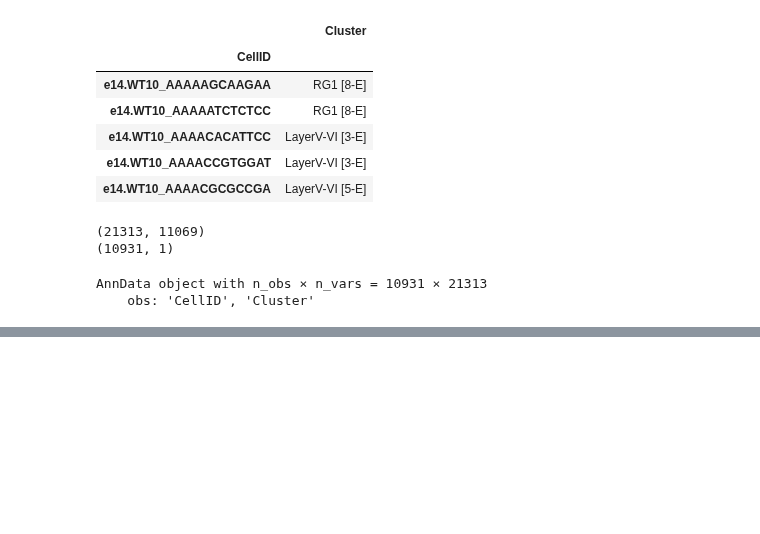
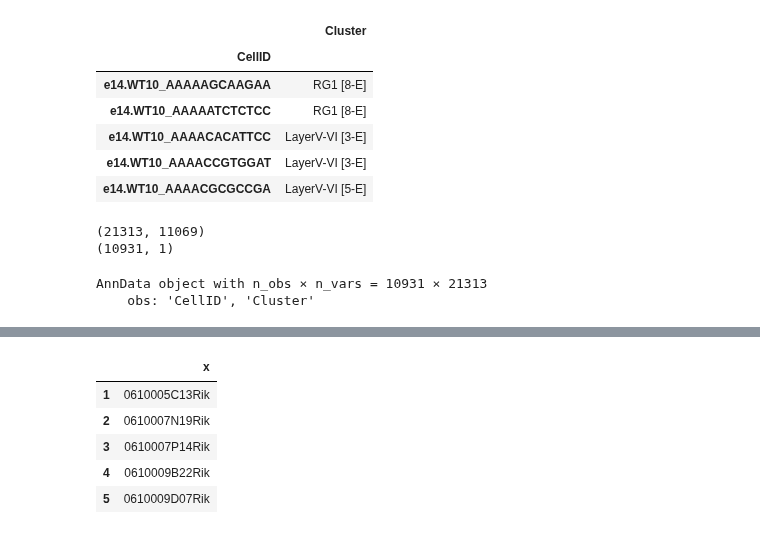
Before and after one commit to KalebicLab/ScDGomics, a Jupyter notebook: notebooks/scdgomics_preprocessing.ipynb, the cells around one changed output, grey strips where cells are left out. Saved outputs shown, nothing was run; the diff lists cells and outputs as text; code cells hidden in the pictures; blank space fills up the shorter version.

```diff
--- a/notebooks/scdgomics_preprocessing.ipynb
+++ b/notebooks/scdgomics_preprocessing.ipynb
@@ -131,0 +153,11 @@ adata_zylka_mm_ncx.write_h5ad(os.path.join(home_path, 'data_versions/Adata_zylka
+# %%
+# Load the gene names
+gene_names_ruan_mm_ncx = pd.read_csv(os.path.join(home_path, 'datasets/Ruan_mm_ncx_GSE161690/GSE161690_gene_names.csv'), delimiter=',', index_col=0)
+gene_names_ruan_mm_ncx.head()
+# %% [output]
+|  | x |
+| 1 | 0610005C13Rik |
+| 2 | 0610007N19Rik |
+| 3 | 0610007P14Rik |
+| 4 | 0610009B22Rik |
+| 5 | 0610009D07Rik |
```
Also changed, not shown: parts of 7 cells of this notebook.
